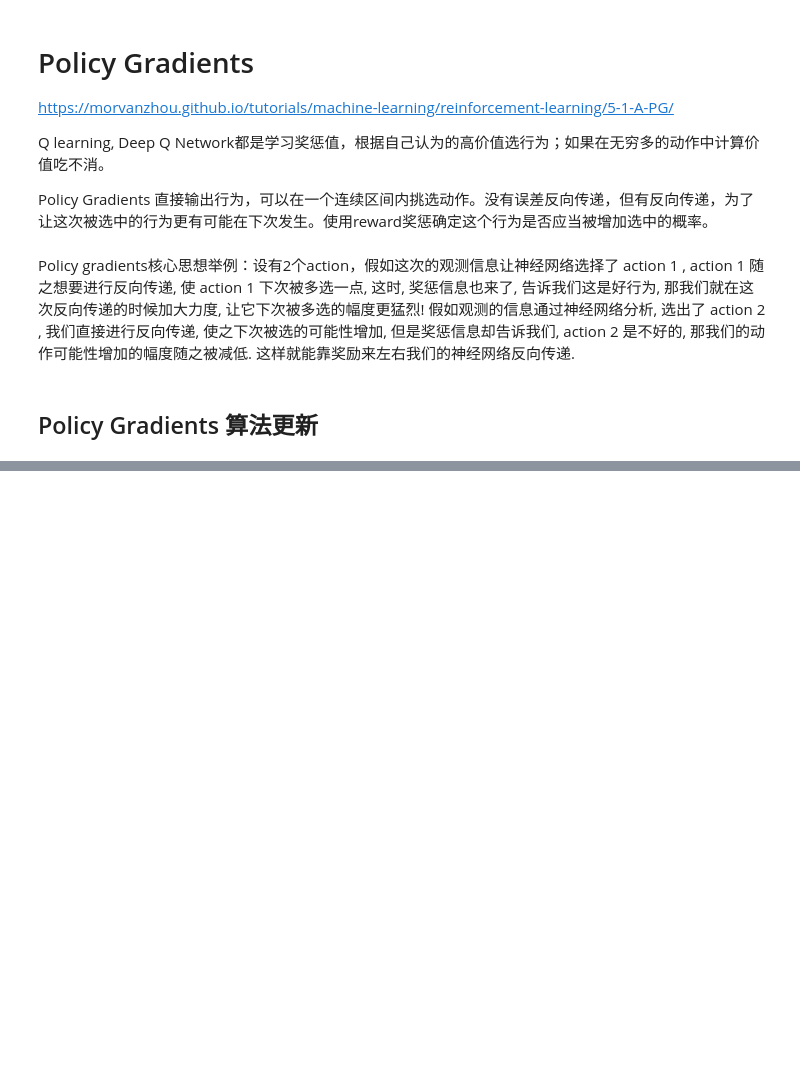
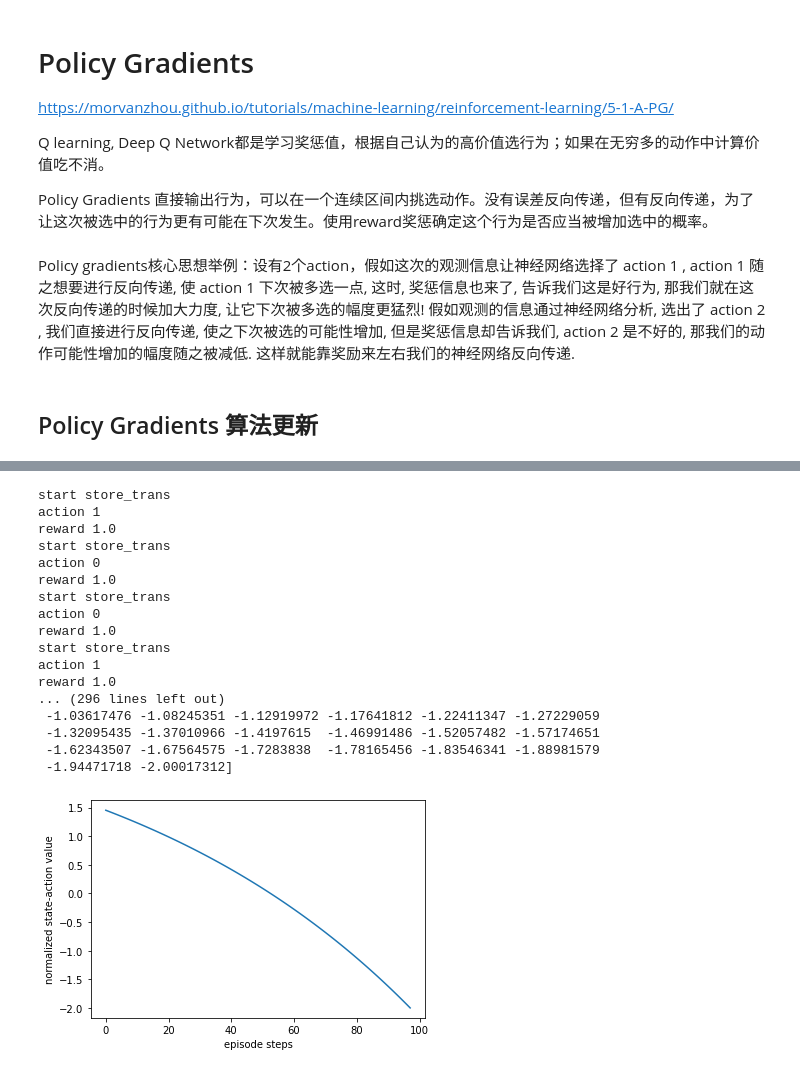
Before and after one commit to hsux/python_stuff, a Jupyter notebook: Policy_Gradients.ipynb, the cells around one changed output, grey strips where cells are left out. Drawn from its saved outputs; the diff is of its cells as text; code cells hidden in the pictures; blank space fills up the shorter version.

```diff
--- a/Policy_Gradients.ipynb
+++ b/Policy_Gradients.ipynb
@@ -11,0 +126,12 @@ Policy gradients核心思想举例：设有2个action，假如这次的观测信
+# %%
+DISPLAY_REWARD_THRESHOLD = 400  # 当 回合总 reward 大于 400 时显示模拟窗口
+RENDER = False  #  在屏幕上显示模拟窗口会拖慢运行速度, 我们等计算机学得差不多了再显示模拟
+
+env = gym.make('CartPole-v0')
+env.seed(1)     # 普通的 Policy gradient 方法, 使得回合的 variance 比较大, 所以我们选了一个好点的随机种子
+env = env.unwrapped  # 取消限制
+
+print(env.action_space)  # 显示可用 action
+print(env.observation_space)   # 显示可用 state 的 observation
+print(env.observation_space.high)   # 显示 observation 最高值
+print(env.observation_space.low)  # 显示 observation 最低值
@@ -11,0 +147,8 @@ Policy gradients核心思想举例：设有2个action，假如这次的观测信
+# %%
+RL = PolicyGradient(
+    n_actions=env.action_space.n,
+    n_features=env.observation_space.shape[0],
+    learning_rate=0.02,
+    reward_decay=0.99,
+    # output_graph=True,
+)
@@ -11,0 +162,59 @@ Policy gradients核心思想举例：设有2个action，假如这次的观测信
+# %%
+for i_episode in range(70):  # 跑完一整个回合才更新一次
+
+    observation = env.reset()  # 初始状态
+
+    while True:
+        if RENDER: env.render()
+
+        action = RL.choose_action(observation)  # 根据状态选择动作
+
+        # observation_:动作后，智能体观测到的环境的状态
+        # reward: 由上一个动作产生的立即奖励值
+        # done：一个指示位，表示这一训练周期是否结束，True or False
+        # info：包含一些其余信息，结构是字典，调试项
+        observation_, reward, done, info = env.step(action)
+        print('start store_trans')
+        RL.store_transition(observation, action, reward)
+        print('action',action)
+        print('reward',reward)
+        if done:
+            ep_rs_sum = sum(RL.ep_rs)
+
+            if 'running_reward' not in globals():
+                running_reward = ep_rs_sum
+            else:
+                running_reward = running_reward * 0.99 + ep_rs_sum * 0.01
+            if running_reward > DISPLAY_REWARD_THRESHOLD:
+                RENDER = True     # rendering
+            print("episode:", i_episode, "  reward:", int(running_reward))
+
+            vt = RL.learn()
+            print('vt',vt)
+            if i_episode == 0:
+                plt.plot(vt)    # plot the episode vt
+                plt.xlabel('episode steps')
+                plt.ylabel('normalized state-action value')
+                plt.show()
+            break
+
+        observation = observation_
+# %% [output]
+start store_trans
+action 1
+reward 1.0
+start store_trans
+action 0
+reward 1.0
+start store_trans
+action 0
+reward 1.0
+start store_trans
+action 1
+reward 1.0
+... (296 lines left out)
+ -1.03617476 -1.08245351 -1.12919972 -1.17641812 -1.22411347 -1.27229059
+ -1.32095435 -1.37010966 -1.4197615  -1.46991486 -1.52057482 -1.57174651
+ -1.62343507 -1.67564575 -1.7283838  -1.78165456 -1.83546341 -1.88981579
+ -1.94471718 -2.00017312]
+[figure, added]
```
Also changed, not shown: parts of 8 cells of this notebook, 2 other files.
